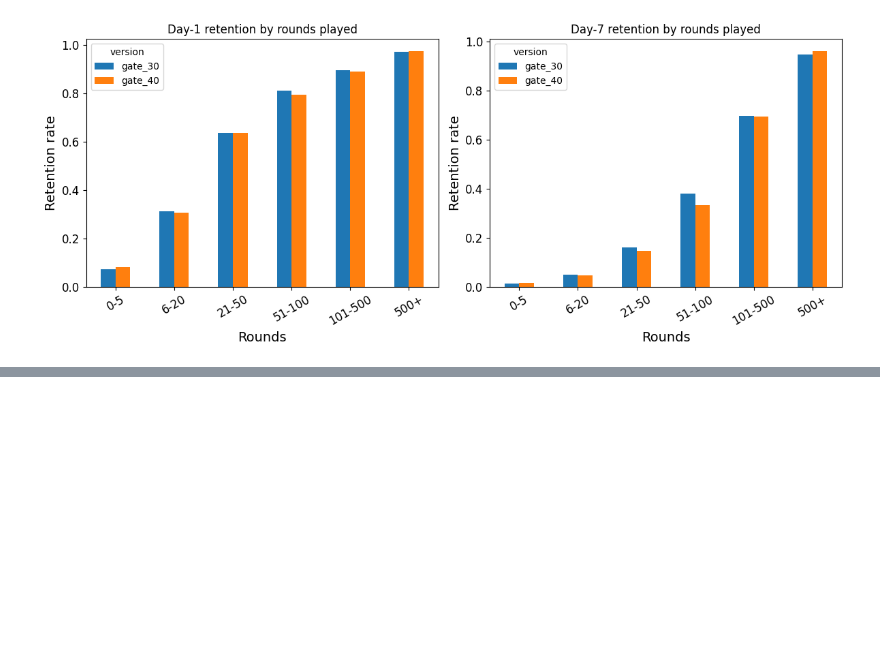
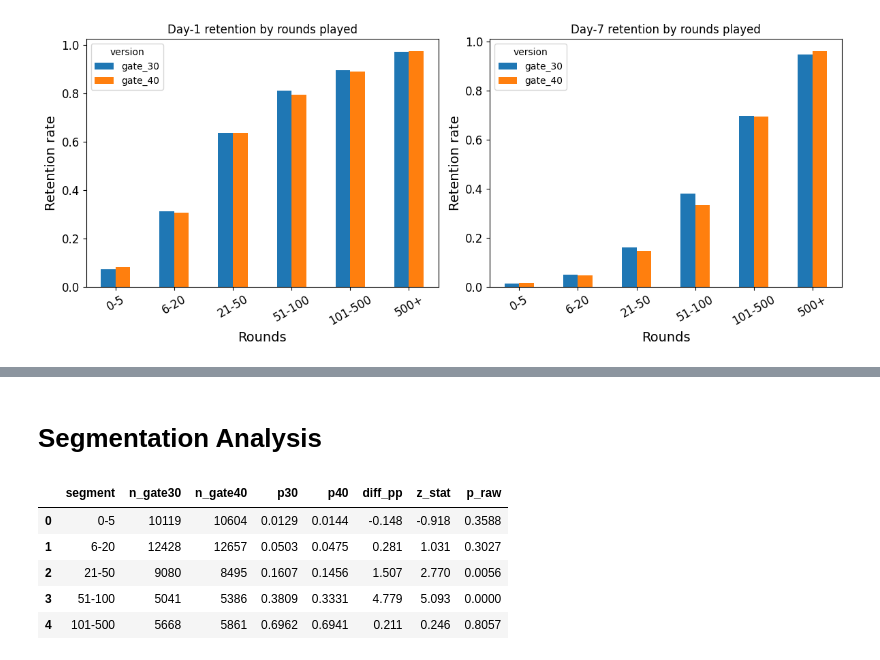
Before and after one commit to cristian0831/ML_proyects, a Jupyter notebook: A-B_Testing/A-B_Testing-CookieCats.ipynb, the cells around one changed output, grey strips where cells are left out. Cells and saved outputs as stored; diff of their text form; code cells hidden in the pictures; blank space fills up the shorter version.

```diff
--- a/A-B_Testing/A-B_Testing-CookieCats.ipynb
+++ b/A-B_Testing/A-B_Testing-CookieCats.ipynb
@@ -186,0 +229,14 @@ Outliers: 5704 players (6.32%)
+# %%
+from statsmodels.stats.proportion import proportion_confint
+
+p30 = r7_30 / n30
+p40 = r7_40 / n40
+diff = p30 - p40
+
+# 95% CI on the difference (via normal approximation)
+se_diff = np.sqrt(p30*(1-p30)/n30 + p40*(1-p40)/n40)
+ci_low  = diff - 1.96 * se_diff
+ci_high = diff + 1.96 * se_diff
+
+print(f"Observed difference: {diff:.4f} ({diff*100:.2f} pp)")
+print(f"95% CI: [{ci_low:.4f}, {ci_high:.4f}]")
@@ -186,0 +250,35 @@ Outliers: 5704 players (6.32%)
+# %% [markdown]
+# Segmentation Analysis
+# %%
+from statsmodels.stats.multitest import multipletests
+
+segments = df["grouped_gamerounds"].cat.categories.tolist()
+results = []
+
+for seg in segments:
+    mask = df["grouped_gamerounds"] == seg
+    g30 = df[mask & (df["version"] == "gate_30")]
+    g40 = df[mask & (df["version"] == "gate_40")]
+    n30, n40 = len(g30), len(g40)
+    x30, x40 = g30["retention_7"].sum(), g40["retention_7"].sum()
+    p30, p40 = x30/n30, x40/n40
+    diff = p30 - p40
+    z, p_raw   = proportions_ztest([x30, x40], [n30, n40], alternative="two-sided")
+    results.append({
+        "segment": seg,
+        "n_gate30": n30, "n_gate40": n40,
+        "p30": round(p30, 4), "p40": round(p40, 4),
+        "diff_pp": round(diff * 100, 3),
+        "z_stat": round(z, 3),
+        "p_raw": round(p_raw, 4),
+    })
+results_df = pd.DataFrame(results)
+# %%
+results_df.head()
+# %% [output]
+|  | segment | n_gate30 | n_gate40 | p30 | p40 | diff_pp | z_stat | p_raw |
+| 0 | 0-5 | 10119 | 10604 | 0.0129 | 0.0144 | -0.148 | -0.918 | 0.3588 |
+| 1 | 6-20 | 12428 | 12657 | 0.0503 | 0.0475 | 0.281 | 1.031 | 0.3027 |
+| 2 | 21-50 | 9080 | 8495 | 0.1607 | 0.1456 | 1.507 | 2.770 | 0.0056 |
+| 3 | 51-100 | 5041 | 5386 | 0.3809 | 0.3331 | 4.779 | 5.093 | 0.0000 |
+| 4 | 101-500 | 5668 | 5861 | 0.6962 | 0.6941 | 0.211 | 0.246 | 0.8057 |
```
Also changed, not shown: parts of 11 cells of this notebook.
